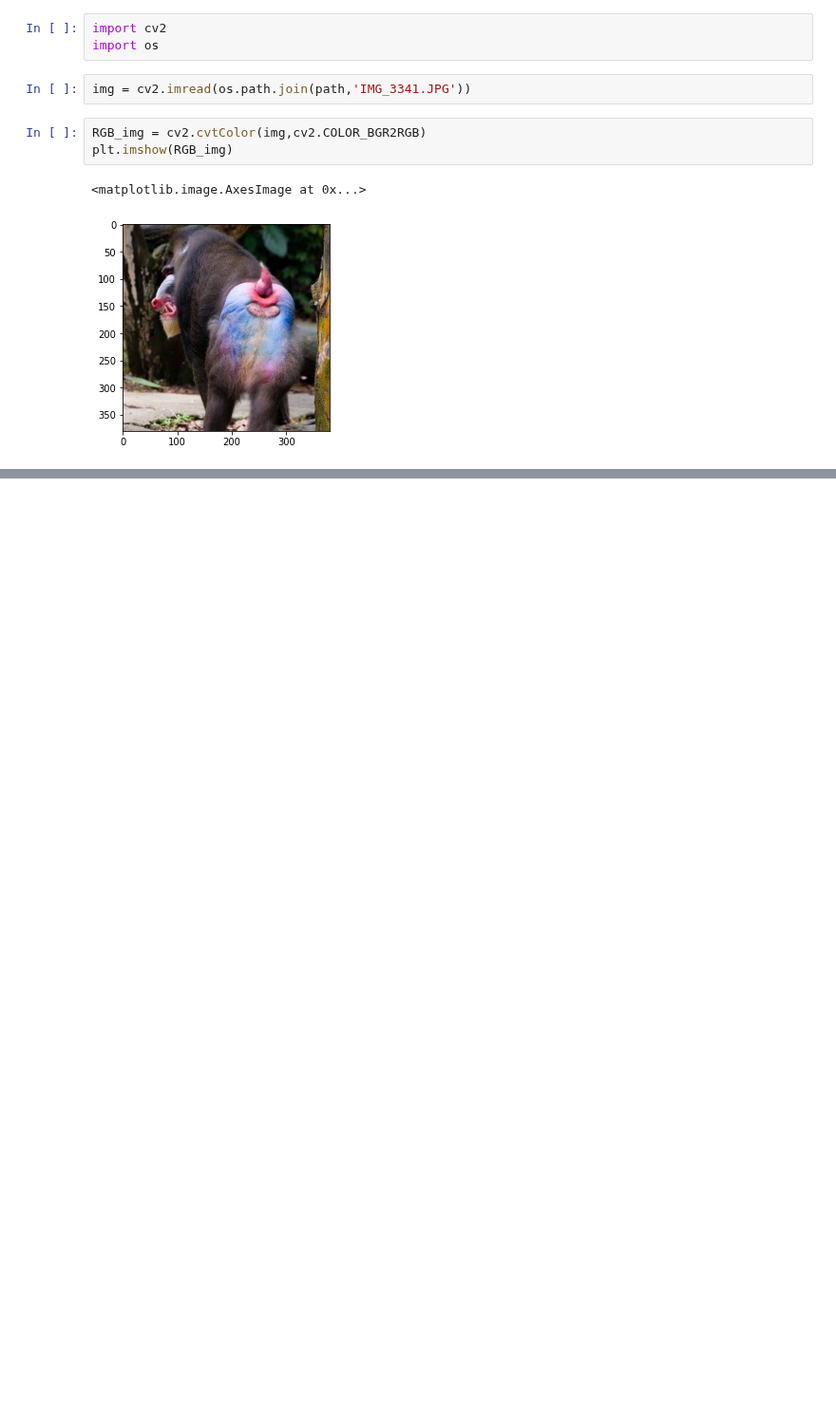
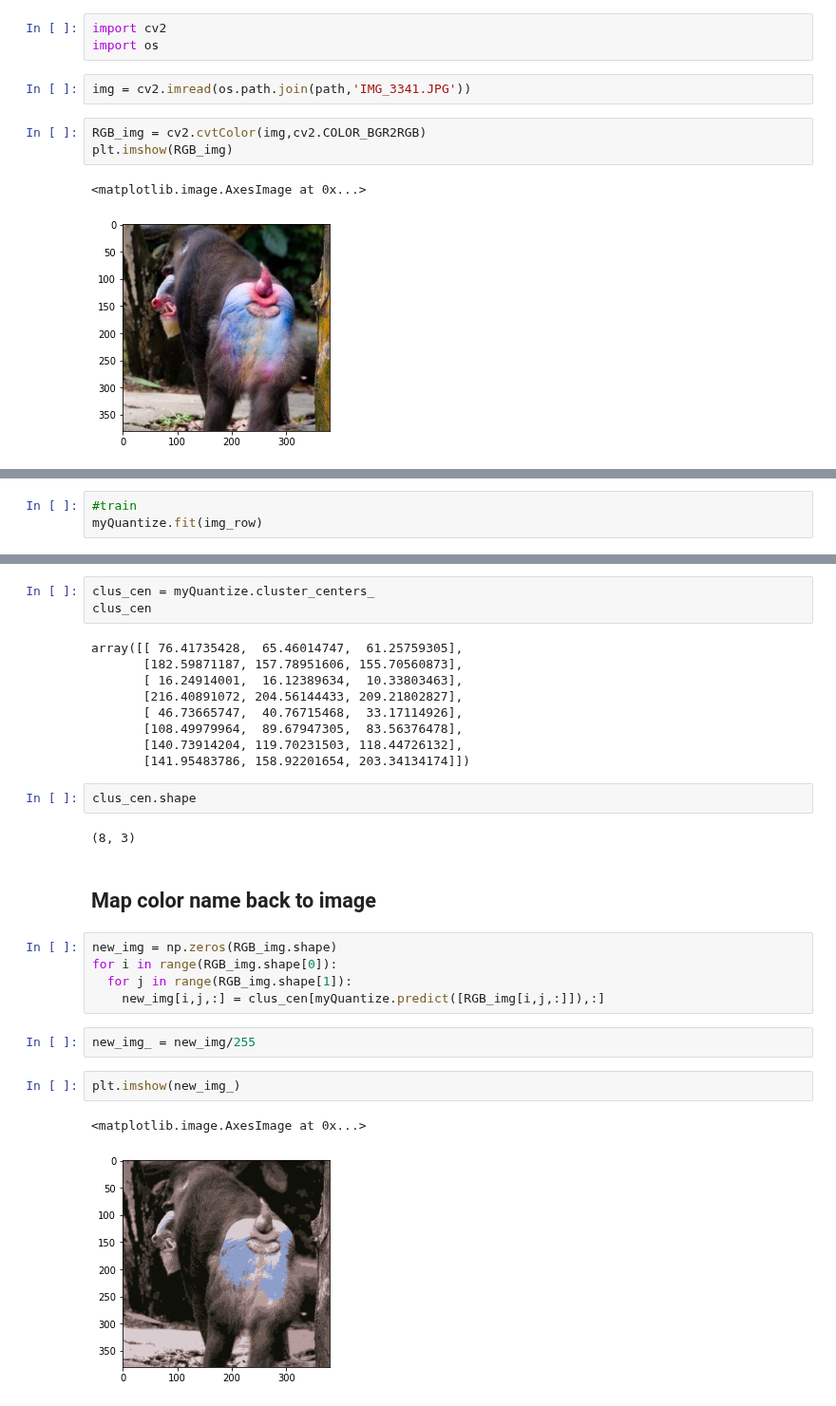
Before and after one commit to watcharapornn/KKU_data_mining, a Jupyter notebook: KMeans Cluster.ipynb, the cells around one changed output, grey strips where cells are left out. Shown at 95% size. Cells and saved outputs as stored; diff of their text form; blank space fills up the shorter version.

```diff
--- a/KMeans Cluster.ipynb
+++ b/KMeans Cluster.ipynb
@@ -61,0 +91,3 @@ plt.imshow(RGB_img)
+# %%
+#train
+myQuantize.fit(img_row)
@@ -61,0 +107,30 @@ plt.imshow(RGB_img)
+# %%
+clus_cen = myQuantize.cluster_centers_
+clus_cen
+# %% [output]
+array([[ 76.41735428,  65.46014747,  61.25759305],
+       [182.59871187, 157.78951606, 155.70560873],
+       [ 16.24914001,  16.12389634,  10.33803463],
+       [216.40891072, 204.56144433, 209.21802827],
+       [ 46.73665747,  40.76715468,  33.17114926],
+       [108.49979964,  89.67947305,  83.56376478],
+       [140.73914204, 119.70231503, 118.44726132],
+       [141.95483786, 158.92201654, 203.34134174]])
+# %%
+clus_cen.shape
+# %% [output]
+(8, 3)
+# %% [markdown]
+## Map color name back to image
+# %%
+new_img = np.zeros(RGB_img.shape)
+for i in range(RGB_img.shape[0]):
+  for j in range(RGB_img.shape[1]):
+    new_img[i,j,:] = clus_cen[myQuantize.predict([RGB_img[i,j,:]]),:]
+# %%
+new_img_ = new_img/255
+# %%
+plt.imshow(new_img_)
+# %% [output]
+<matplotlib.image.AxesImage at 0x...>
+[figure, added]
```
Also changed, not shown: parts of 11 cells of this notebook.
